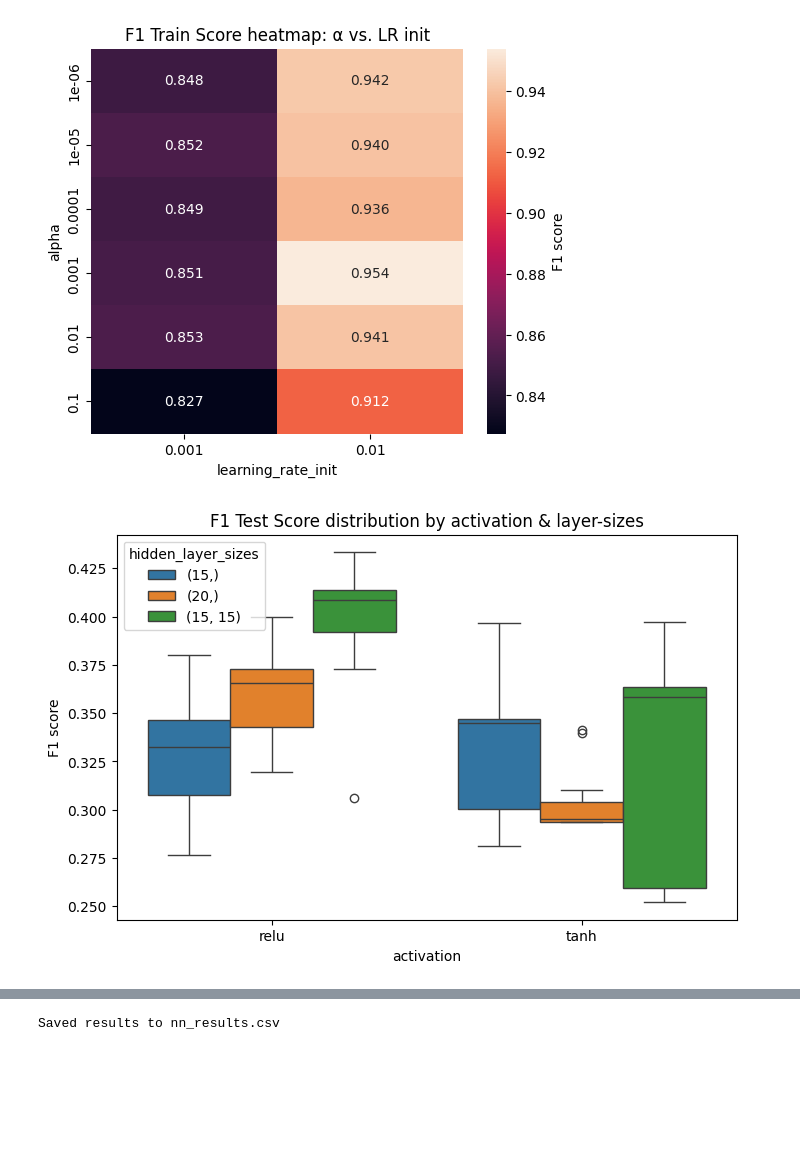
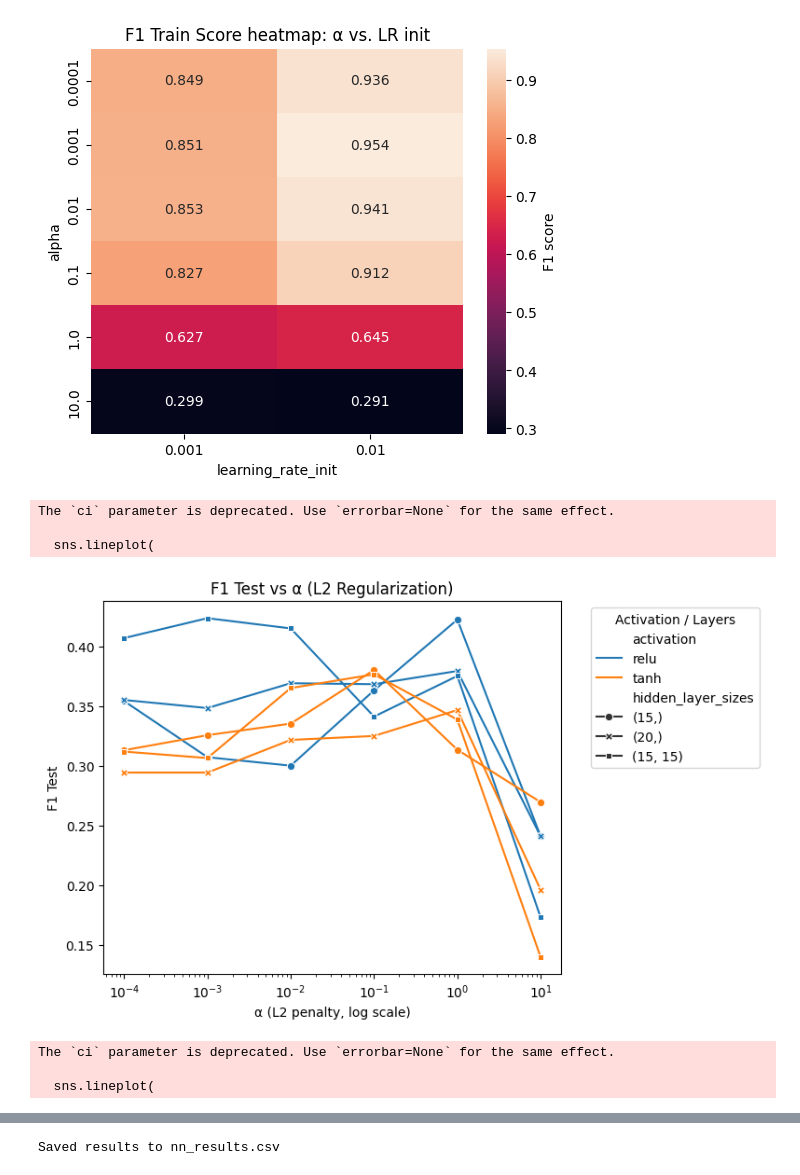
Before and after one commit to vaimathi1726/credit-card-default-predictor, a Jupyter notebook: CC_NN.ipynb, the cells around one changed output, grey strips where cells are left out. Drawn from its saved outputs; the diff is of its cells as text; code cells hidden in the pictures; blank space fills up the shorter version.

Commit message:
regularization increased

```diff
--- a/CC_NN.ipynb
+++ b/CC_NN.ipynb
@@ -29,7 +29,7 @@ param_grid = {
 
     'hidden_layer_sizes': [(15,), (20,), (15,15)],
     'activation':         ['relu', 'tanh'],
-    'alpha':              [1e-6, 1e-5, 1e-4, 1e-3, 1e-2, 1e-1], #L2 penalty (weight decay)
+    'alpha':              [1e-4, 1e-3, 1e-2, 1e-1, 1, 10], #L2 penalty (weight decay)
     'learning_rate_init': [1e-3, 1e-2],
 }
 
@@ -201,24 +199,42 @@ plt.show()
 
 #activation comparison
 plt.figure(figsize=(8,5))
-sns.boxplot(
-    data=df_long_test[df_long_test.metric=='f1_test'],
-    x='activation',
-    y='score',
-    hue='hidden_layer_sizes'
+sns.lineplot(
+    data   = results_nn,
+    x      = 'alpha',
+    y      = 'f1_test',
+    hue    = 'activation',
+    style  = 'hidden_layer_sizes',
+    ci=None,
+    markers=True,
+    dashes=False,
+    palette='tab10'           # or your fixed_palette if you set one up
 )
-plt.title('F1 Test Score distribution by activation & layer-sizes')
-plt.ylabel('F1 score')
+plt.xscale('log')             # log scale on α
+plt.title('F1 Test vs α (L2 Regularization)')
+plt.xlabel('α (L2 penalty, log scale)')
+plt.ylabel('F1 Test')
+plt.legend(title='Activation / Layers', bbox_to_anchor=(1.05,1), loc='upper left')
+plt.tight_layout()
 plt.show()
 
 plt.figure(figsize=(8,5))
-sns.boxplot(
-    data=df_long_train[df_long_train.metric=='f1_train'],
-    x='activation',
-    y='score',
-    hue='hidden_layer_sizes'
+sns.lineplot(
+    data   = results_nn,
+    x      = 'alpha',
+    y      = 'f1_train',
+    hue    = 'activation',
+    style  = 'hidden_layer_sizes',
+    ci=None,
+    markers=True,
+    dashes=False,
+    palette='tab10'           # or your fixed_palette if you set one up
 )
-plt.title('F1 Train Score distribution by activation & layer-sizes')
-plt.ylabel('F1 score')
+plt.xscale('log')             # log scale on α
+plt.title('F1 Train vs α (L2 Regularization)')
+plt.xlabel('α (L2 penalty, log scale)')
+plt.ylabel('F1 Train')
+plt.legend(title='Activation / Layers', bbox_to_anchor=(1.05,1), loc='upper left')
+plt.tight_layout()
 plt.show()
 # %% [output]
@@ -228,2 +244,8 @@ plt.show()
-[figure, old version]
+[figure, new version]
+The `ci` parameter is deprecated. Use `errorbar=None` for the same effect.
+
+  sns.lineplot(
-[figure, old version]
+[figure, new version]
+The `ci` parameter is deprecated. Use `errorbar=None` for the same effect.
+
+  sns.lineplot(
```
Also changed, not shown: parts of 2 cells of this notebook, 1 other file.
